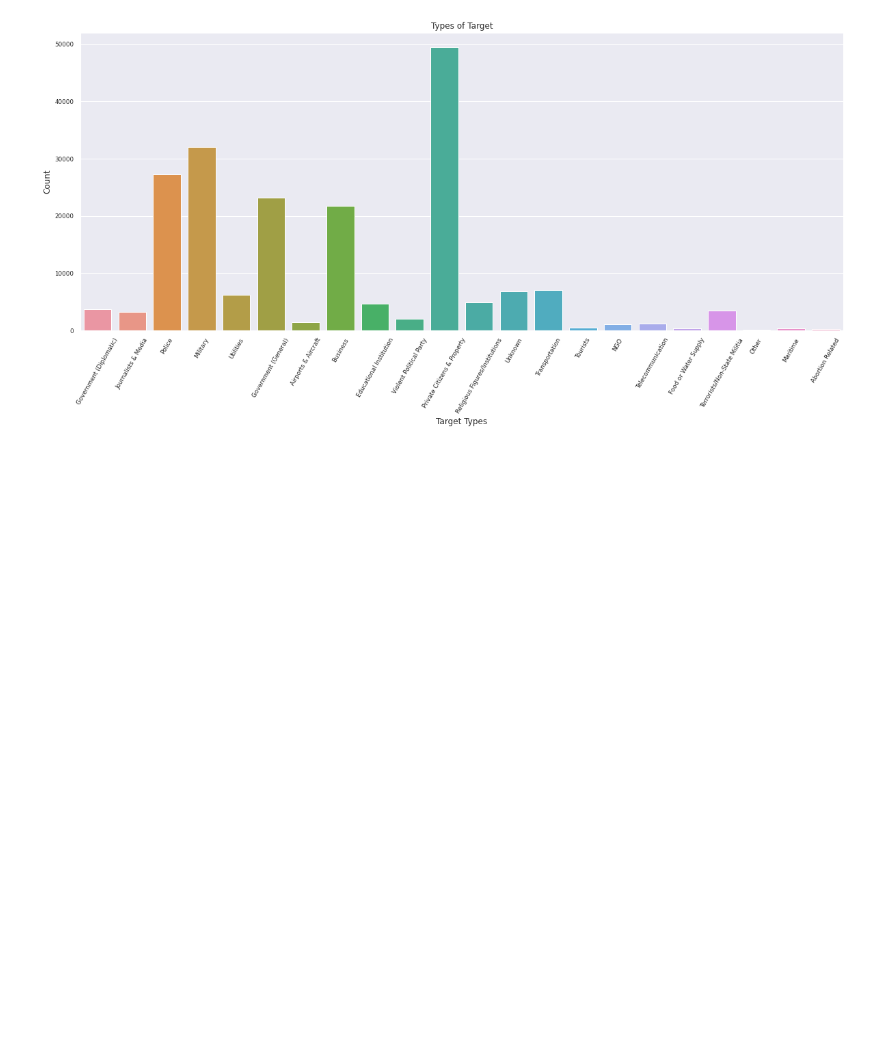
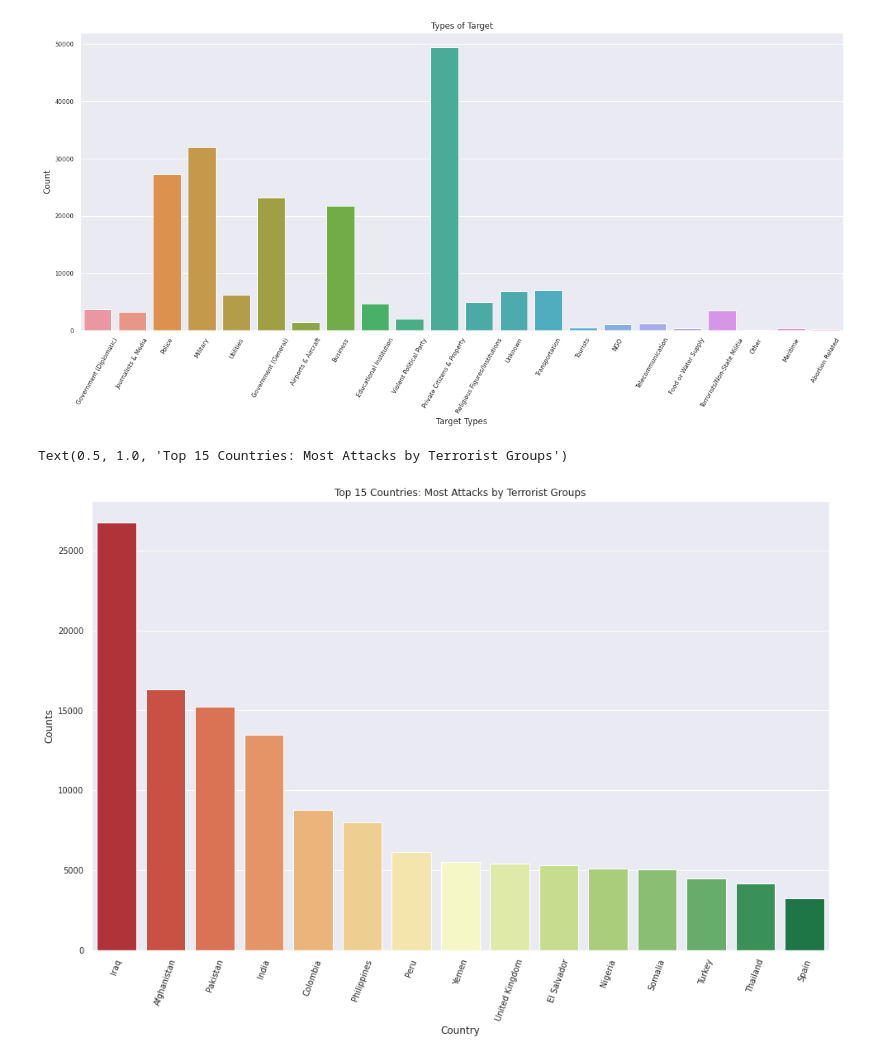
Before and after one commit to SamarpanDas/Global-Terrorism-Analysis, a Jupyter notebook: project/3. Analysis and Visualisations/data_analysis.ipynb, the cells around one changed output. Saved outputs shown, nothing was run; the diff lists cells and outputs as text; code cells hidden in the pictures; blank space fills up the shorter version.

```diff
--- a/project/3. Analysis and Visualisations/data_analysis.ipynb
+++ b/project/3. Analysis and Visualisations/data_analysis.ipynb
@@ -86,3 +119,14 @@ plt.title('Types of Target', fontsize=12)
 # %% [output]
 Text(0.5, 1.0, 'Types of Target')
 [figure]
+# %%
+fig= plt.figure(figsize=(16, 10))
+sns.set(font_scale=0.9)
+terror_country = sns.barplot(x=terror_df['country'].value_counts()[0:15].index, y=terror_df['country'].value_counts()[0:15], palette='RdYlGn')
+terror_country.set_xticklabels(terror_country.get_xticklabels(), rotation=70)
+terror_country.set_xlabel('Country', fontsize=12)
+terror_country.set_ylabel('Counts', fontsize=12)
+plt.title('Top 15 Countries: Most Attacks by Terrorist Groups', fontsize=12)
+# %% [output]
+Text(0.5, 1.0, 'Top 15 Countries: Most Attacks by Terrorist Groups')
+[figure, added]
```
Also changed, not shown: parts of 16 cells of this notebook, 2 other files.
